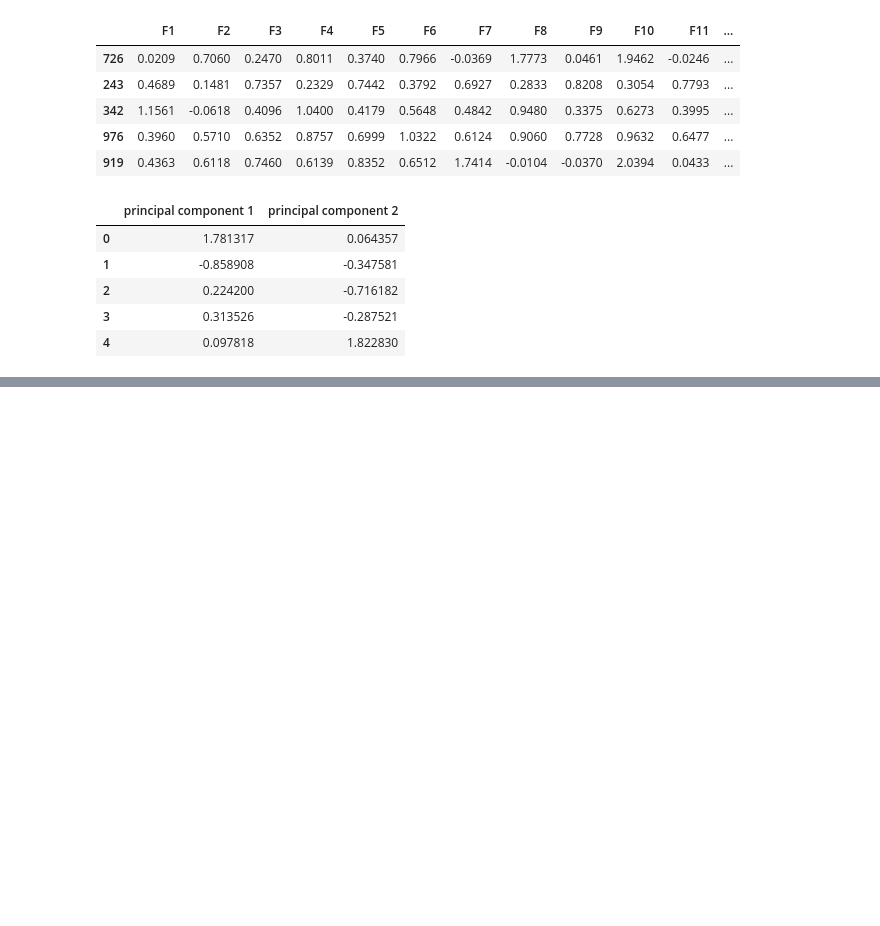
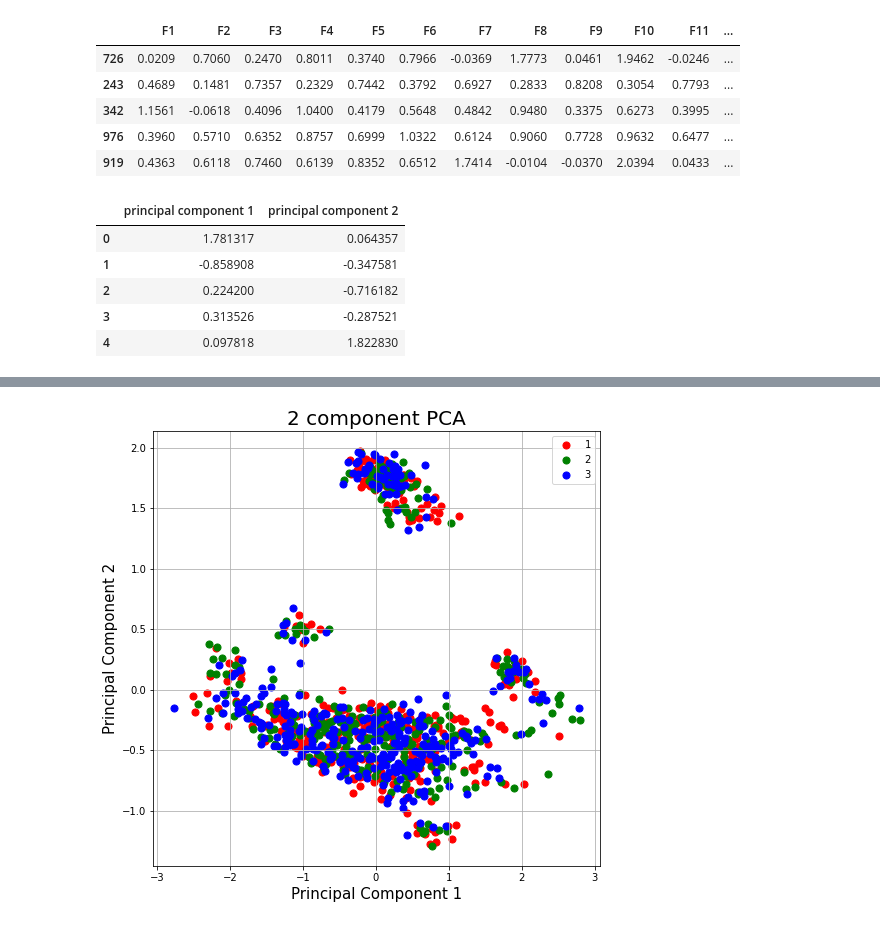
Before and after one commit to AVI18794/Machine--Learning-, a Jupyter notebook: Assignment.ipynb, the cells around one changed output, grey strips where cells are left out. Saved outputs shown, nothing was run; the diff lists cells and outputs as text; code cells hidden in the pictures; blank space fills up the shorter version.

```diff
--- a/Assignment.ipynb
+++ b/Assignment.ipynb
@@ -136,8 +136,8 @@ Print the validation set          F1      F2      F3      F4      F5  ...      F
 #     • one for projecting the training set in the PC1 and PC2 project space, where the training data should be labelled using different colours in the picture according its class;
 #     • the other one is for the test set in the same PC space, where the test data should be labelled using different colours according to its class.
 # %%
-Training_set_I=Training_set_I.iloc[:,:-1]
-Training_set_I.head()
+Training_set_I_pc=Training_set_I.iloc[:,:-1]
+Training_set_I_pc.head()
 # %% [output]
 |  | F1 | F2 | F3 | F4 | F5 | F6 | F7 | F8 | F9 | F10 | F11 | ... |
 | 726 | 0.0209 | 0.7060 | 0.2470 | 0.8011 | 0.3740 | 0.7966 | -0.0369 | 1.7773 | 0.0461 | 1.9462 | -0.0246 | ... |
@@ -148,7 +148,7 @@ Training_set_I.head()
 # %%
 from sklearn.decomposition import PCA
 pca = PCA(n_components=2)
-principalComponents = pca.fit_transform(Training_set_I)
+principalComponents = pca.fit_transform(Training_set_I_pc)
 principalDf = pd.DataFrame(data = principalComponents
              , columns = ['principal component 1', 'principal component 2'])
 principalDf.head()
@@ -161,0 +171,3 @@ principalDf.head()
+# %%
+finalDf= pd.concat([principalDf, Training_set_I[['L']]], axis = 1)
+finalDf.head()
@@ -161,0 +181,18 @@ principalDf.head()
+# %%
+fig = plt.figure(figsize = (8,8))
+ax = fig.add_subplot(1,1,1)
+ax.set_xlabel('Principal Component 1', fontsize = 15)
+ax.set_ylabel('Principal Component 2', fontsize = 15)
+ax.set_title('2 component PCA', fontsize = 20)
+targets = [1, 2, 3]
+colors = ['r', 'g', 'b']
+for target, color in zip(targets,colors):
+    indicesToKeep = finalDf['L'] == target
+    ax.scatter(finalDf.loc[indicesToKeep, 'principal component 1']
+               , finalDf.loc[indicesToKeep, 'principal component 2']
+               , c = color
+               , s = 50)
+ax.legend(targets)
+ax.grid()
+# %% [output]
+[figure, added]
```
Also changed, not shown: parts of 2 cells of this notebook.
